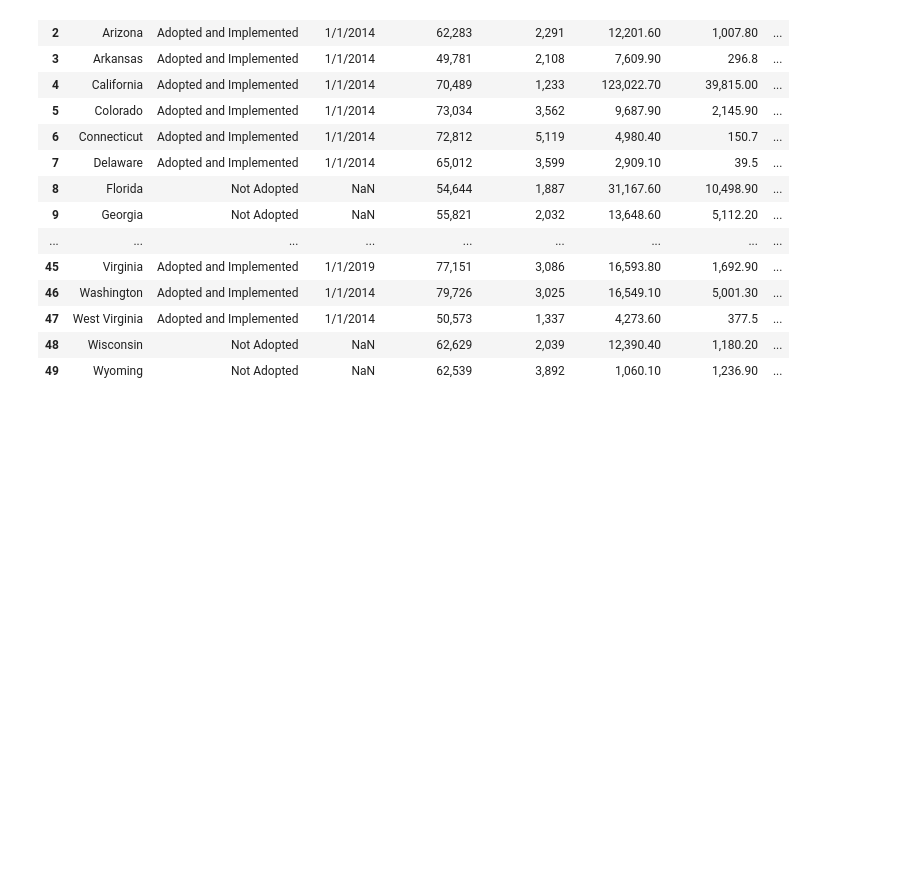
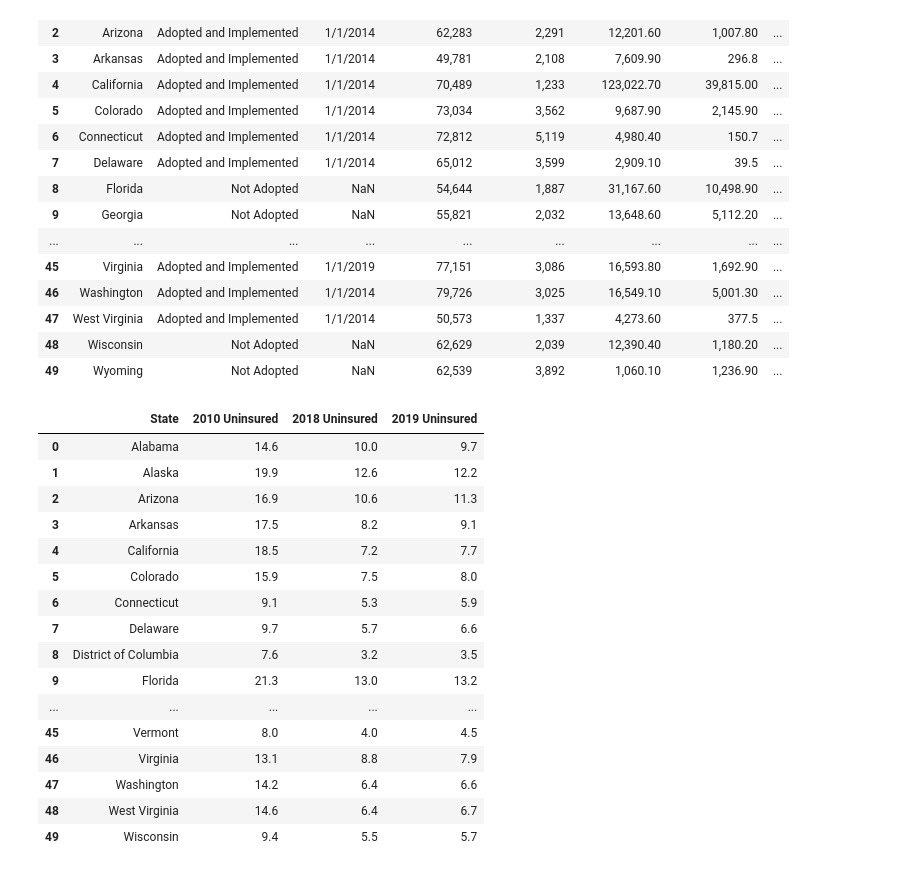
Before and after one commit to hannahlbridges/healthcare-access, a Jupyter notebook: state_data.ipynb, the cells around one changed output. Cells and saved outputs as stored; diff of their text form; code cells hidden in the pictures; blank space fills up the shorter version.

```diff
--- a/state_data.ipynb
+++ b/state_data.ipynb
@@ -66,3 +67,25 @@ state_data2
 | 47 | West Virginia | Adopted and Implemented | 1/1/2014 | 50,573 | 1,337 | 4,273.60 | 377.5 | ... |
 | 48 | Wisconsin | Not Adopted | NaN | 62,629 | 2,039 | 12,390.40 | 1,180.20 | ... |
 | 49 | Wyoming | Not Adopted | NaN | 62,539 | 3,892 | 1,060.10 | 1,236.90 | ... |
+# %%
+uninsured_by_state = pd.read_csv("Uninsured_by_State.csv")
+uninsured_by_state.drop(['Unnamed: 3','Unnamed: 5','Unnamed: 7','Unnamed: 9','Unnamed: 10','Unnamed: 11','Medicaid Expansion State?        Yes (Y) or No (N)1','Difference in Uninsured'],axis=1, inplace=True)
+uninsured_by_state.head(50)
+# %% [output]
+|  | State | 2010 Uninsured | 2018 Uninsured | 2019 Uninsured |
+| 0 | Alabama | 14.6 | 10.0 | 9.7 |
+| 1 | Alaska | 19.9 | 12.6 | 12.2 |
+| 2 | Arizona | 16.9 | 10.6 | 11.3 |
+| 3 | Arkansas | 17.5 | 8.2 | 9.1 |
+| 4 | California | 18.5 | 7.2 | 7.7 |
+| 5 | Colorado | 15.9 | 7.5 | 8.0 |
+| 6 | Connecticut | 9.1 | 5.3 | 5.9 |
+| 7 | Delaware | 9.7 | 5.7 | 6.6 |
+| 8 | District of Columbia | 7.6 | 3.2 | 3.5 |
+| 9 | Florida | 21.3 | 13.0 | 13.2 |
+| ... | ... | ... | ... | ... |
+| 45 | Vermont | 8.0 | 4.0 | 4.5 |
+| 46 | Virginia | 13.1 | 8.8 | 7.9 |
+| 47 | Washington | 14.2 | 6.4 | 6.6 |
+| 48 | West Virginia | 14.6 | 6.4 | 6.7 |
+| 49 | Wisconsin | 9.4 | 5.5 | 5.7 |
```
Also changed, not shown: parts of 8 cells of this notebook, 11 other files.
